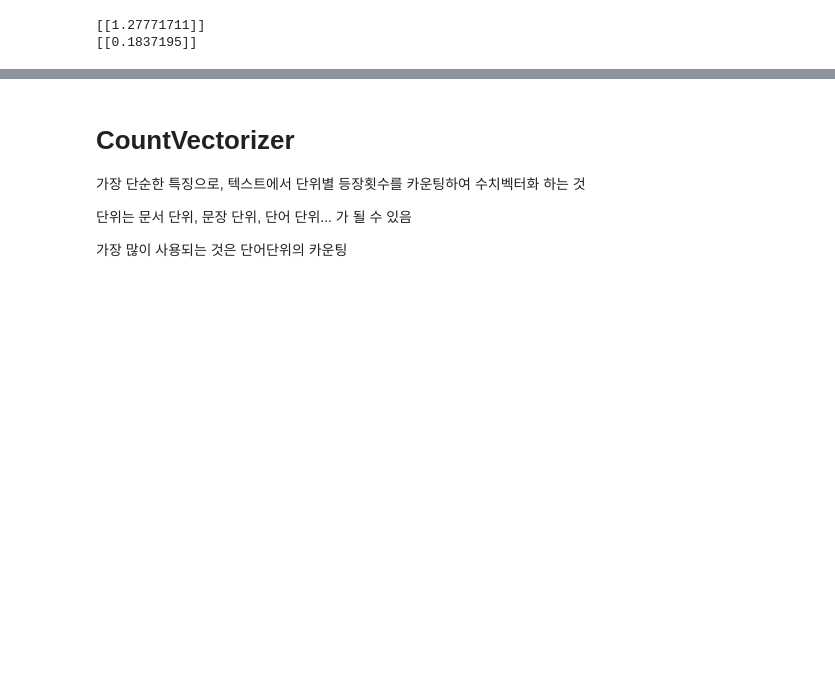
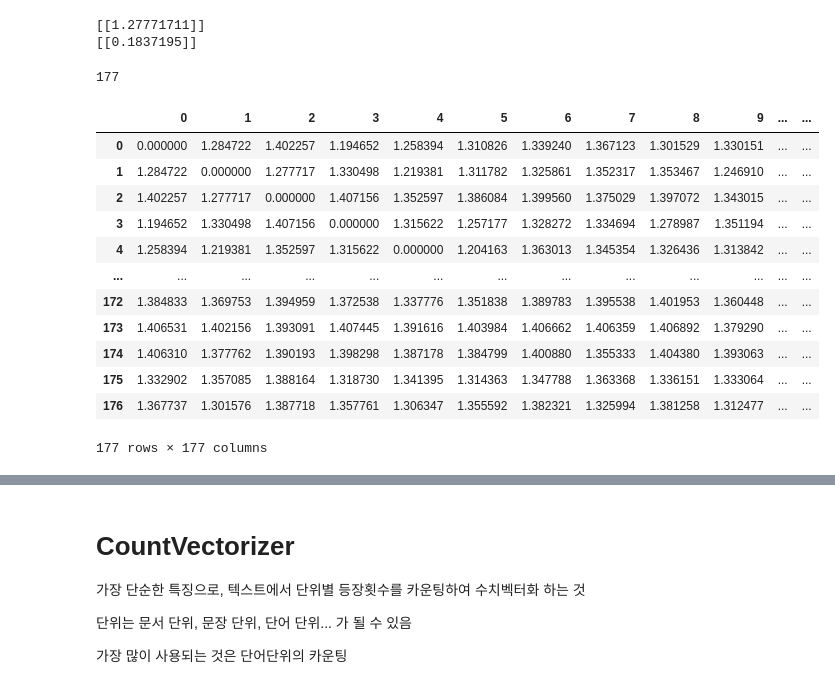
Before and after one commit to park1997/Industrial_safety_and_health_law-visualization, a Jupyter notebook: ParkByeongHyeon/산업안전보건법_XML.ipynb, the cells around one changed output, grey strips where cells are left out. Cells and saved outputs as stored; diff of their text form; code cells hidden in the pictures; blank space fills up the shorter version.

```diff
--- a/ParkByeongHyeon/산업안전보건법_XML.ipynb
+++ b/ParkByeongHyeon/산업안전보건법_XML.ipynb
@@ -485,0 +493,22 @@ print(cosine_similarity(X[1], X[2]))#, X)
+# %%
+# pd.DataFrame(tfidv.transform(euclidean_result).toarray())
+euclidean_result
+# %% [output]
+177
+# %%
+euclidean_result_df = pd.DataFrame(euclidean_result)
+euclidean_result_df
+# %% [output]
+|  | 0 | 1 | 2 | 3 | 4 | 5 | 6 | 7 | 8 | 9 | ... | ... |
+| 0 | 0.000000 | 1.284722 | 1.402257 | 1.194652 | 1.258394 | 1.310826 | 1.339240 | 1.367123 | 1.301529 | 1.330151 | ... | ... |
+| 1 | 1.284722 | 0.000000 | 1.277717 | 1.330498 | 1.219381 | 1.311782 | 1.325861 | 1.352317 | 1.353467 | 1.246910 | ... | ... |
+| 2 | 1.402257 | 1.277717 | 0.000000 | 1.407156 | 1.352597 | 1.386084 | 1.399560 | 1.375029 | 1.397072 | 1.343015 | ... | ... |
+| 3 | 1.194652 | 1.330498 | 1.407156 | 0.000000 | 1.315622 | 1.257177 | 1.328272 | 1.334694 | 1.278987 | 1.351194 | ... | ... |
+| 4 | 1.258394 | 1.219381 | 1.352597 | 1.315622 | 0.000000 | 1.204163 | 1.363013 | 1.345354 | 1.326436 | 1.313842 | ... | ... |
+| ... | ... | ... | ... | ... | ... | ... | ... | ... | ... | ... | ... | ... |
+| 172 | 1.384833 | 1.369753 | 1.394959 | 1.372538 | 1.337776 | 1.351838 | 1.389783 | 1.395538 | 1.401953 | 1.360448 | ... | ... |
+| 173 | 1.406531 | 1.402156 | 1.393091 | 1.407445 | 1.391616 | 1.403984 | 1.406662 | 1.406359 | 1.406892 | 1.379290 | ... | ... |
+| 174 | 1.406310 | 1.377762 | 1.390193 | 1.398298 | 1.387178 | 1.384799 | 1.400880 | 1.355333 | 1.404380 | 1.393063 | ... | ... |
+| 175 | 1.332902 | 1.357085 | 1.388164 | 1.318730 | 1.341395 | 1.314363 | 1.347788 | 1.363368 | 1.336151 | 1.333064 | ... | ... |
+| 176 | 1.367737 | 1.301576 | 1.387718 | 1.357761 | 1.306347 | 1.355592 | 1.382321 | 1.325994 | 1.381258 | 1.312477 | ... | ... |
+177 rows × 177 columns
```
Also changed, not shown: parts of 12 cells of this notebook, 2 other files.
